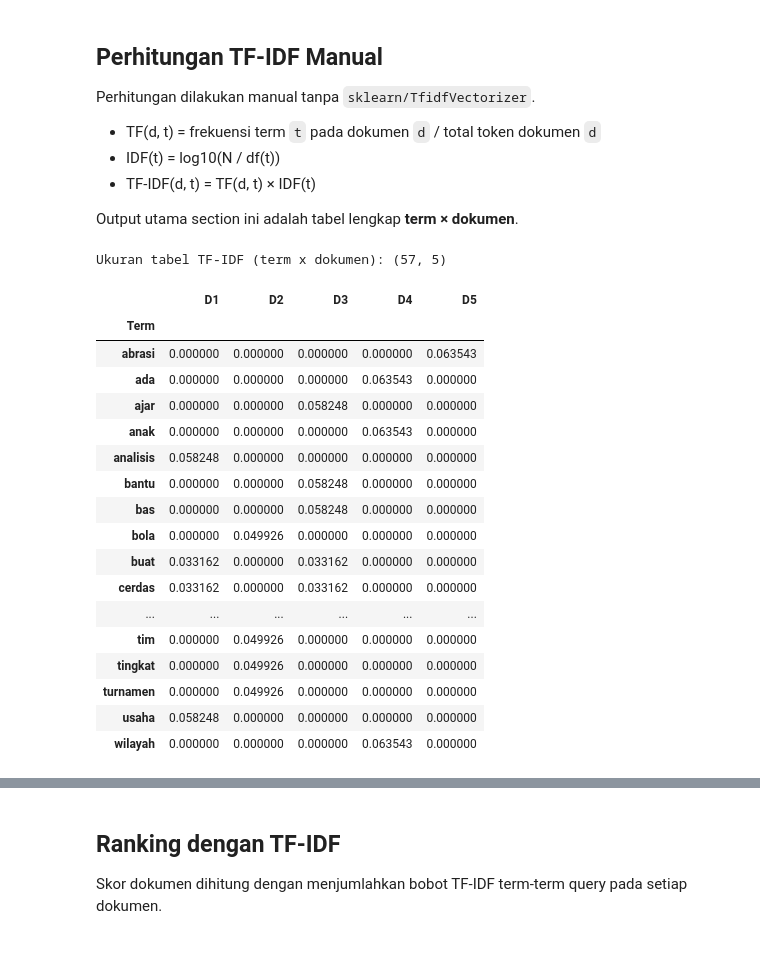
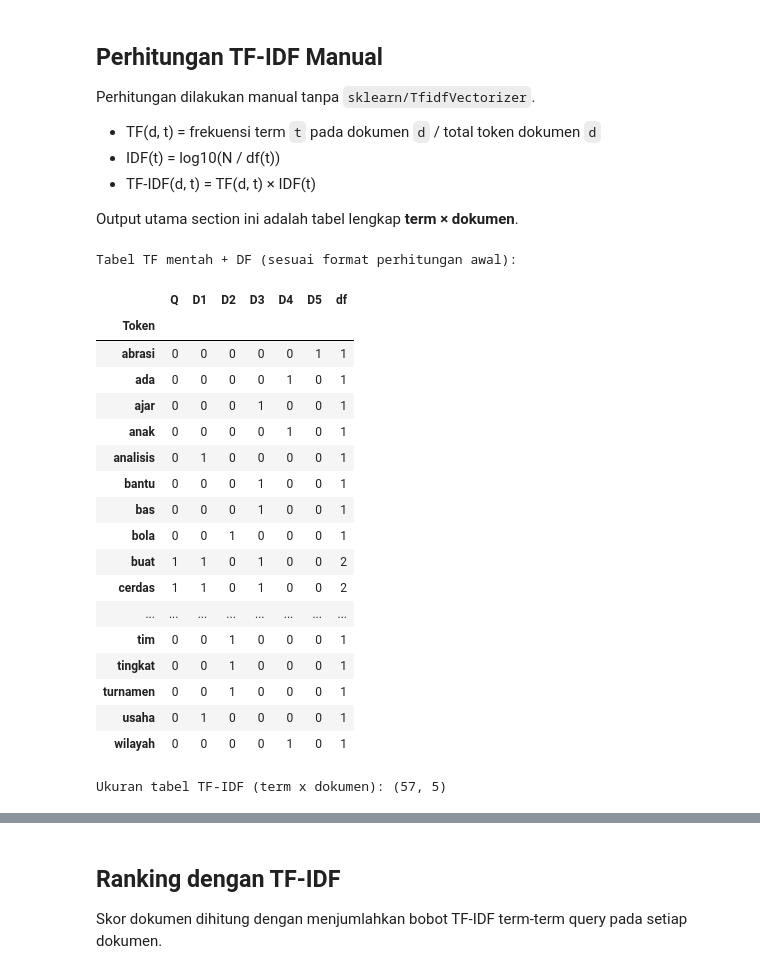
Before and after one commit to ravi-arnan/stki-tfidf-vsm, a Jupyter notebook: STKI_TFIDF_VSM.ipynb, the cells around one changed output, grey strips where cells are left out. Cells and saved outputs as stored; diff of their text form; code cells hidden in the pictures.

```diff
--- a/STKI_TFIDF_VSM.ipynb
+++ b/STKI_TFIDF_VSM.ipynb
@@ -120,53 +127,78 @@ Output utama section ini adalah tabel lengkap **term × dokumen**.
 nama_dokumen = list(hasil_preproses.keys())
 N = len(nama_dokumen)
 
 vocab = sorted({term for tokens in hasil_preproses.values() for term in tokens})
 
-# TF manual
+# Query ditentukan di sini agar bisa ikut ke tabel TF + DF
+query = 'kecerdasan buatan pendidikan digital'
+query_tokens = preprocess(query)
+query_counter = Counter(query_tokens)
+
+# TF mentah (jumlah kemunculan) untuk tampilan tabel seperti contoh
+# Kolom: Q, D1, D2, ... + df
+tf_raw = {}
+for dok, tokens in hasil_preproses.items():
+    tf_raw[dok] = Counter(tokens)
+
+df = {
+    term: sum(1 for dok in nama_dokumen if tf_raw[dok].get(term, 0) > 0)
+    for term in vocab
+}
+
+df_tf_df = pd.DataFrame(index=vocab)
+df_tf_df['Q'] = [query_counter.get(term, 0) for term in vocab]
+for dok in nama_dokumen:
+    df_tf_df[dok] = [tf_raw[dok].get(term, 0) for term in vocab]
+df_tf_df['df'] = [df[term] for term in vocab]
+df_tf_df.index.name = 'Token'
+
+print('Tabel TF mentah + DF (sesuai format perhitungan awal):')
+display(df_tf_df)
+
+# TF ternormalisasi untuk perhitungan TF-IDF
+# TF(d, t) = frekuensi term t pada dokumen d / total token dokumen d
 tf = {}
 for dok, tokens in hasil_preproses.items():
     counter = Counter(tokens)
     total_token = len(tokens) if len(tokens) > 0 else 1
     tf[dok] = {term: counter.get(term, 0) / total_token for term in vocab}
-
-# DF manual
-df = {term: sum(1 for dok in nama_dokumen if tf[dok][term] > 0) for term in vocab}
 
 # IDF manual
 idf = {term: math.log10(N / df[term]) if df[term] > 0 else 0.0 for term in vocab}
 
 # TF-IDF manual
 tfidf = {
     dok: {term: tf[dok][term] * idf[term] for term in vocab}
     for dok in nama_dokumen
 }
 
 # Tabel TF-IDF lengkap: term x dokumen
 df_tfidf = pd.DataFrame(
     {dok: [tfidf[dok][term] for term in vocab] for dok in nama_dokumen},
     index=vocab
 )
 df_tfidf.index.name = 'Term'
 
 print('Ukuran tabel TF-IDF (term x dokumen):', df_tfidf.shape)
 display(df_tfidf)
 # %% [output]
-Ukuran tabel TF-IDF (term x dokumen): (57, 5)
+Tabel TF mentah + DF (sesuai format perhitungan awal):
-|  | D1 | D2 | D3 | D4 | D5 |
-| Term |  |  |  |  |  |
-| abrasi | 0.000000 | 0.000000 | 0.000000 | 0.000000 | 0.063543 |
-| ada | 0.000000 | 0.000000 | 0.000000 | 0.063543 | 0.000000 |
-| ajar | 0.000000 | 0.000000 | 0.058248 | 0.000000 | 0.000000 |
-| anak | 0.000000 | 0.000000 | 0.000000 | 0.063543 | 0.000000 |
-| analisis | 0.058248 | 0.000000 | 0.000000 | 0.000000 | 0.000000 |
-| bantu | 0.000000 | 0.000000 | 0.058248 | 0.000000 | 0.000000 |
-| bas | 0.000000 | 0.000000 | 0.058248 | 0.000000 | 0.000000 |
-| bola | 0.000000 | 0.049926 | 0.000000 | 0.000000 | 0.000000 |
-| buat | 0.033162 | 0.000000 | 0.033162 | 0.000000 | 0.000000 |
-| cerdas | 0.033162 | 0.000000 | 0.033162 | 0.000000 | 0.000000 |
-| ... | ... | ... | ... | ... | ... |
-| tim | 0.000000 | 0.049926 | 0.000000 | 0.000000 | 0.000000 |
-| tingkat | 0.000000 | 0.049926 | 0.000000 | 0.000000 | 0.000000 |
-| turnamen | 0.000000 | 0.049926 | 0.000000 | 0.000000 | 0.000000 |
-| usaha | 0.058248 | 0.000000 | 0.000000 | 0.000000 | 0.000000 |
-| wilayah | 0.000000 | 0.000000 | 0.000000 | 0.063543 | 0.000000 |
+|  | Q | D1 | D2 | D3 | D4 | D5 | df |
+| Token |  |  |  |  |  |  |  |
+| abrasi | 0 | 0 | 0 | 0 | 0 | 1 | 1 |
+| ada | 0 | 0 | 0 | 0 | 1 | 0 | 1 |
+| ajar | 0 | 0 | 0 | 1 | 0 | 0 | 1 |
+| anak | 0 | 0 | 0 | 0 | 1 | 0 | 1 |
+| analisis | 0 | 1 | 0 | 0 | 0 | 0 | 1 |
+| bantu | 0 | 0 | 0 | 1 | 0 | 0 | 1 |
+| bas | 0 | 0 | 0 | 1 | 0 | 0 | 1 |
+| bola | 0 | 0 | 1 | 0 | 0 | 0 | 1 |
+| buat | 1 | 1 | 0 | 1 | 0 | 0 | 2 |
+| cerdas | 1 | 1 | 0 | 1 | 0 | 0 | 2 |
+| ... | ... | ... | ... | ... | ... | ... | ... |
+| tim | 0 | 0 | 1 | 0 | 0 | 0 | 1 |
+| tingkat | 0 | 0 | 1 | 0 | 0 | 0 | 1 |
+| turnamen | 0 | 0 | 1 | 0 | 0 | 0 | 1 |
+| usaha | 0 | 1 | 0 | 0 | 0 | 0 | 1 |
+| wilayah | 0 | 0 | 0 | 0 | 1 | 0 | 1 |
+Ukuran tabel TF-IDF (term x dokumen): (57, 5)
```
Also changed, not shown: parts of 3 cells of this notebook.
